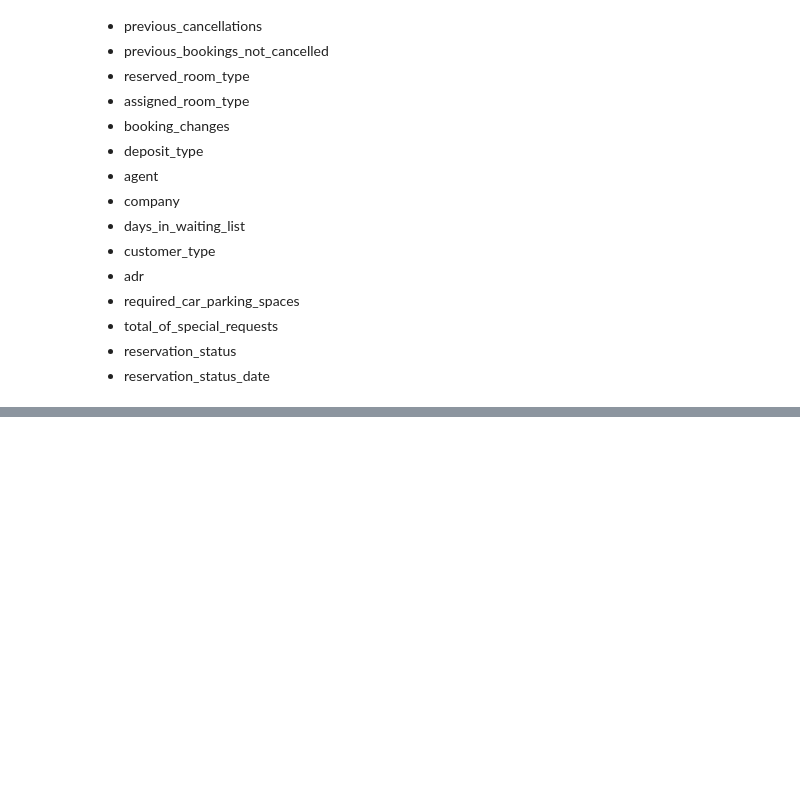
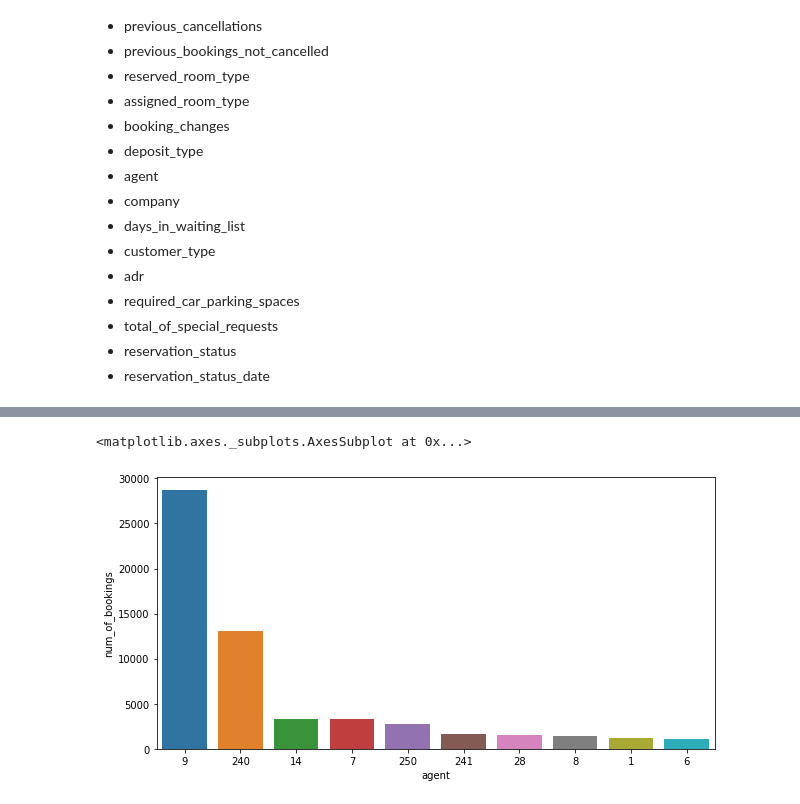
Before and after one commit to Meghanah97/Individual-project-hotel-booking-analysis, a Jupyter notebook: Hotel_Booking_Analysis_Capstone_Project.ipynb, the cells around one changed output, grey strips where cells are left out. Cells and saved outputs as stored; diff of their text form; code cells hidden in the pictures; blank space fills up the shorter version.

```diff
--- a/Hotel_Booking_Analysis_Capstone_Project.ipynb
+++ b/Hotel_Booking_Analysis_Capstone_Project.ipynb
@@ -350,0 +481,9 @@ array(['2015-07-01', '2015-07-02', '2015-07-03', '2015-05-06',
+# %%
+temp = pd.DataFrame(df['agent'].value_counts()).reset_index().rename(columns = {'index':'agent','agent':'num_of_bookings'}).sort_values(by = 'num_of_bookings', ascending = False)
+temp.drop(temp[temp['agent'] == 0].index, inplace = True)            # 0 represents that booking is not made by an agent
+temp = temp[:10]                                                   # Selecting top 10 performing agents
+plt.figure(figsize = (10,5))
+sns.barplot(x = 'agent', y = 'num_of_bookings', data = temp, order = temp.sort_values('num_of_bookings', ascending = False).agent)
+# %% [output]
+<matplotlib.axes._subplots.AxesSubplot at 0x...>
+[figure, added]
```
Also changed, not shown: parts of 35 cells of this notebook.
